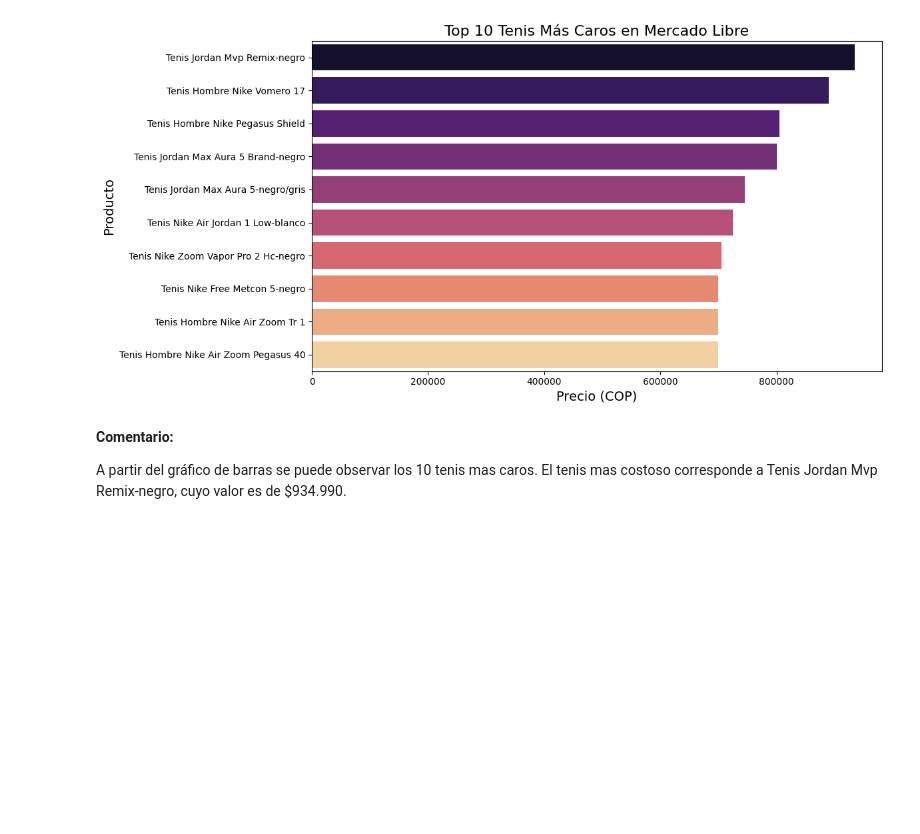
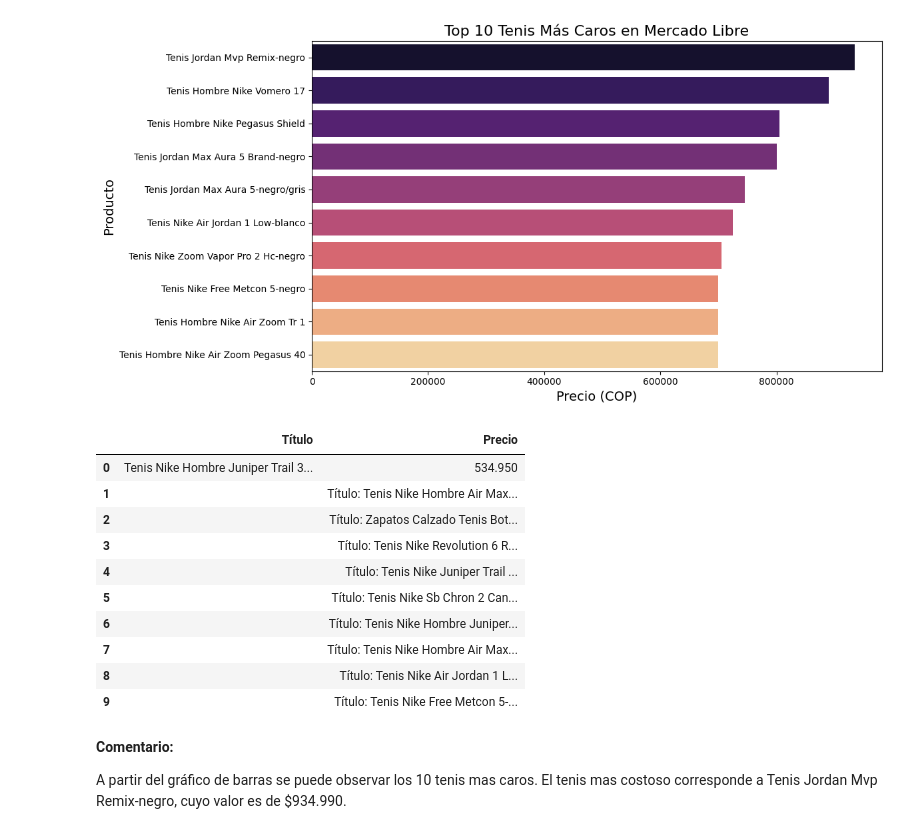
Before and after one commit to Franky-250/Actividad_analitica, a Jupyter notebook: Actividad_2.ipynb, the cells around one changed output. Saved outputs shown, nothing was run; the diff lists cells and outputs as text; code cells hidden in the pictures; blank space fills up the shorter version.

```diff
--- a/Actividad_2.ipynb
+++ b/Actividad_2.ipynb
@@ -299,6 +300,39 @@ Passing `palette` without assigning `hue` is deprecated and will be removed in v
 
   sns.barplot(x=precios_top, y=titulos_top, palette="magma")
 [figure]
+# %%
+# Llamar a la función para obtener los resultados
+url_mercado_libre = "https://listado.mercadolibre.com.co/tenis-nike-hombre"
+resultados = scrape_mercado_libre(url_mercado_libre)
+
+# Procesar los resultados para extraer los productos
+productos = []
+for linea in resultados.split("_ _ _"):
+    if "Título:" in linea and "Precio:" in linea:
+        partes = linea.split("\n")
+        titulo = partes[0].replace("Título: ", "").strip()
+        precio = partes[1].replace("Precio: ", "").strip()
+        productos.append({"Título": titulo, "Precio": precio})
+
+# Crear un DataFrame con pandas y mostrar los primeros 10 productos
+import pandas as pd
+df_productos = pd.DataFrame(productos[:10])
+
+# Mostrar el DataFrame
+from IPython.display import display
+display(df_productos)
+# %% [output]
+|  | Título | Precio |
+| 0 | Tenis Nike Hombre Juniper Trail 3... | 534.950 |
+| 1 |  | Título: Tenis Nike Hombre Air Max... |
+| 2 |  | Título: Zapatos Calzado Tenis Bot... |
+| 3 |  | Título: Tenis Nike Revolution 6 R... |
+| 4 |  | Título: Tenis Nike Juniper Trail ... |
+| 5 |  | Título: Tenis Nike Sb Chron 2 Can... |
+| 6 |  | Título: Tenis Nike Hombre Juniper... |
+| 7 |  | Título: Tenis Nike Hombre Air Max... |
+| 8 |  | Título: Tenis Nike Air Jordan 1 L... |
+| 9 |  | Título: Tenis Nike Free Metcon 5-... |
 # %% [markdown]
 **Comentario:**
 
```
Also changed, not shown: parts of 2 cells of this notebook.
